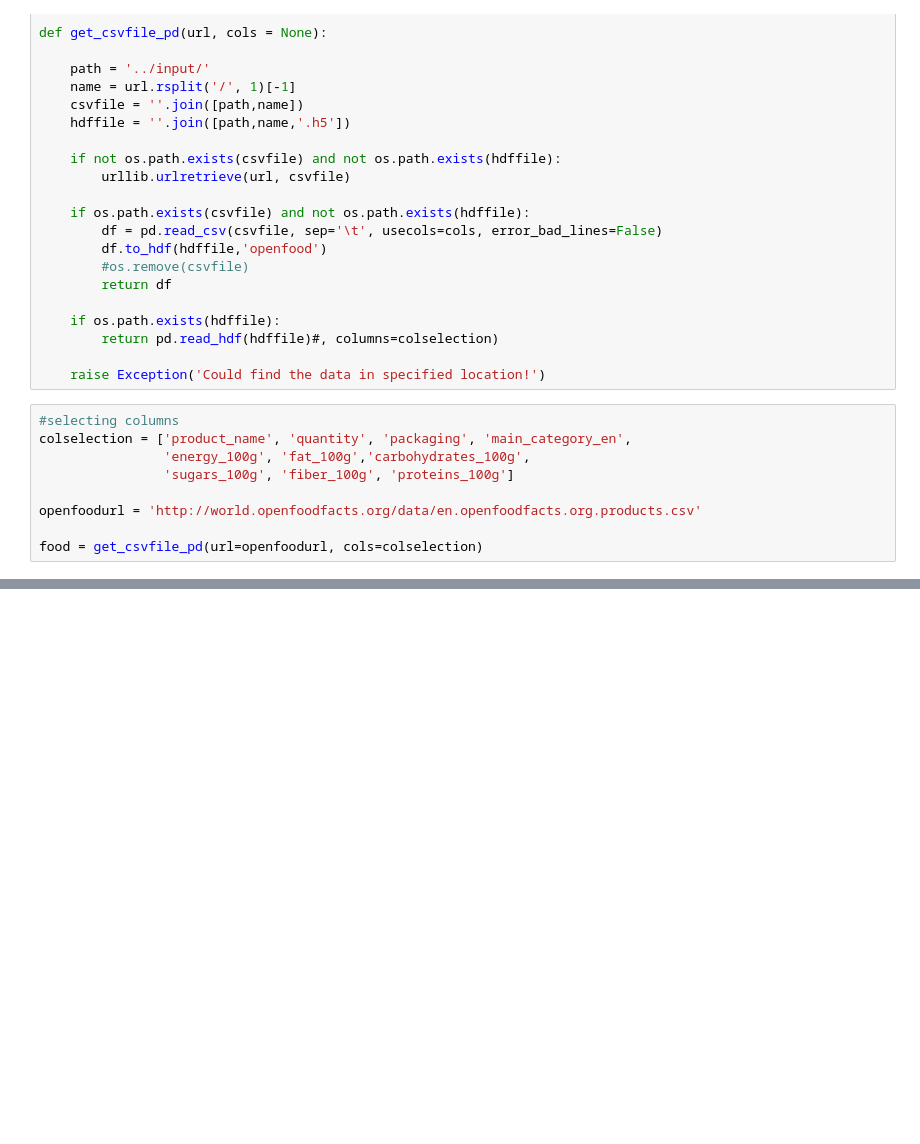
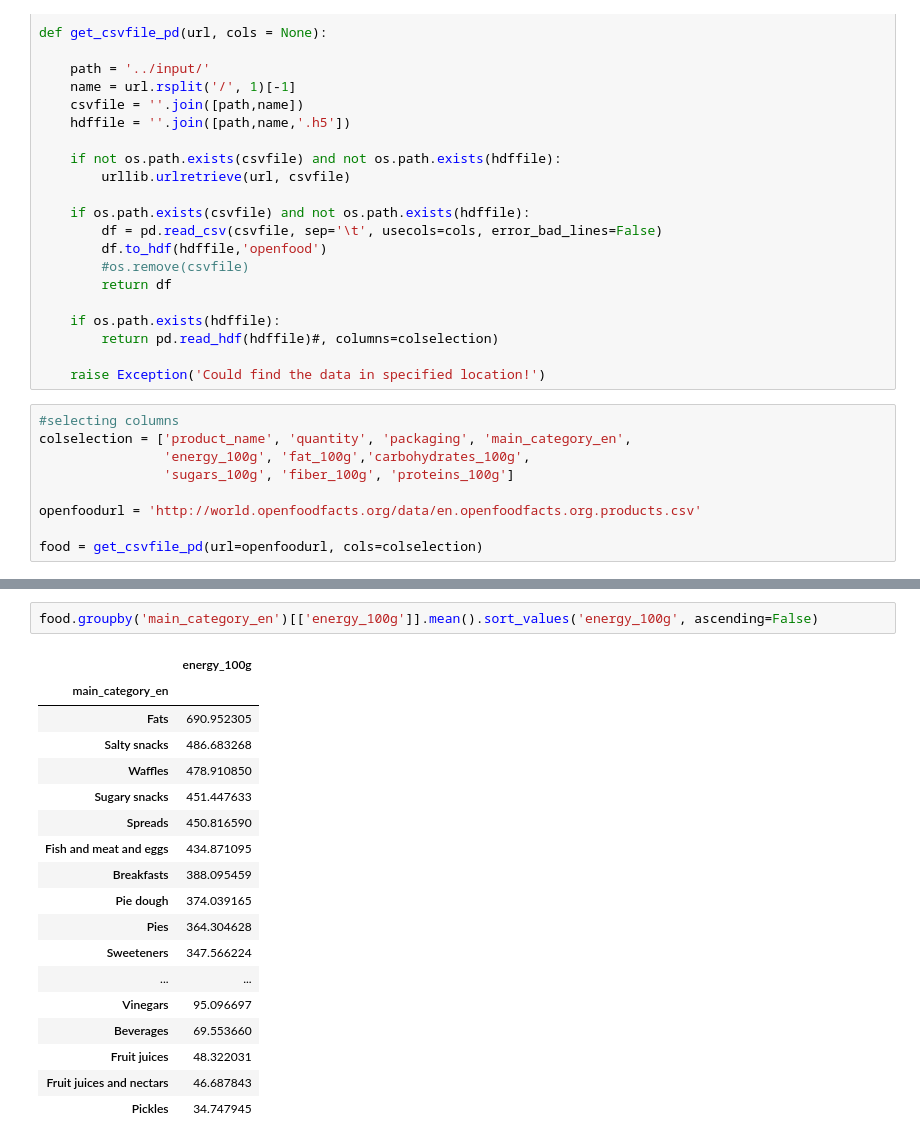
Before and after one commit to FiLeonard/openfoodfacts-analysis, a Jupyter notebook: openfoodfacts.ipynb, the cells around one changed output, grey strips where cells are left out. Saved outputs shown, nothing was run; the diff lists cells and outputs as text; blank space fills up the shorter version.

```diff
--- a/openfoodfacts.ipynb
+++ b/openfoodfacts.ipynb
@@ -88,0 +56,21 @@ sns.heatmap(corr)
+# %%
+food.groupby('main_category_en')[['energy_100g']].mean().sort_values('energy_100g', ascending=False)
+# %% [output]
+|  | energy_100g |
+| main_category_en |  |
+| Fats | 690.952305 |
+| Salty snacks | 486.683268 |
+| Waffles | 478.910850 |
+| Sugary snacks | 451.447633 |
+| Spreads | 450.816590 |
+| Fish and meat and eggs | 434.871095 |
+| Breakfasts | 388.095459 |
+| Pie dough | 374.039165 |
+| Pies | 364.304628 |
+| Sweeteners | 347.566224 |
+| ... | ... |
+| Vinegars | 95.096697 |
+| Beverages | 69.553660 |
+| Fruit juices | 48.322031 |
+| Fruit juices and nectars | 46.687843 |
+| Pickles | 34.747945 |
```
Also changed, not shown: parts of 6 cells of this notebook, 1 other file.
